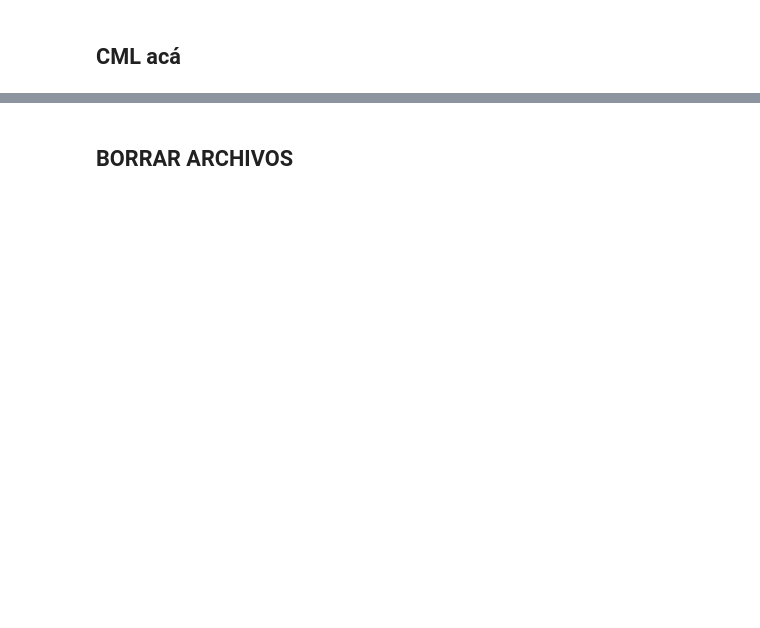
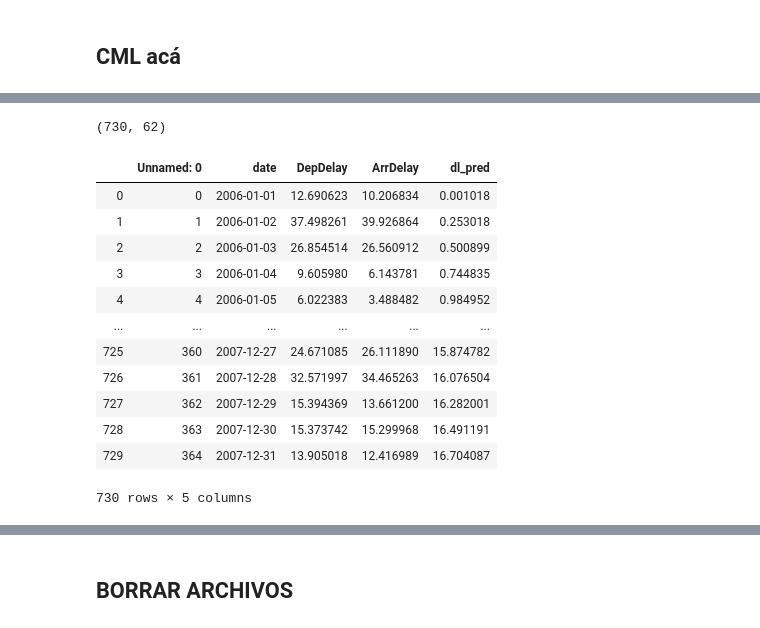
Before and after one commit to jpcenteno/flight-delay-estimation, a Jupyter notebook: notebooks/monthly_delay.ipynb, the cells around one changed output, grey strips where cells are left out. Drawn from its saved outputs; the diff is of its cells as text; code cells hidden in the pictures; blank space fills up the shorter version.

```diff
--- a/notebooks/monthly_delay.ipynb
+++ b/notebooks/monthly_delay.ipynb
@@ -83,2 +87,6 @@ df.to_csv(tmp_dir+"merged.csv")
 # %% [markdown]
 ## CML acá
+# %%
+delays = df["DepDelay"]
+print(delays)
+len(delays)
@@ -84,0 +107,44 @@ df.to_csv(tmp_dir+"merged.csv")
+# %%
+import numpy as np
+import math
+
+n = 5
+phases = [i*math.pi/2 for i in range(4)]
+
+# semanas, meses, bimestres, trimestres, cuatrimestres, semestres, años
+freqs =  [7] + [355/i for i in [12, 6, 4, 3, 2, 1]]
+
+def trig_vals(t):
+    return  [math.sin(2 * math.pi / f * t + p) for f in freqs for p in phases] + \
+            [math.cos(2 * math.pi / f * t + p) for f in freqs for p in phases]
+
+A = np.array([])
+arrays = []
+for i in range(len(delays)):
+    row = np.array([i**p for p in range(n+1)] + trig_vals(i))
+    arrays.append(row)
+
+A = np.stack(arrays)
+print(A.shape)
+
+coefs = np.linalg.lstsq(A, delays, rcond=None)[0]
+# %% [output]
+(730, 62)
+# %%
+del df["dl_pred"]
+df["dl_pred"] = A@coefs
+df
+# %% [output]
+|  | Unnamed: 0 | date | DepDelay | ArrDelay | dl_pred |
+| 0 | 0 | 2006-01-01 | 12.690623 | 10.206834 | 0.001018 |
+| 1 | 1 | 2006-01-02 | 37.498261 | 39.926864 | 0.253018 |
+| 2 | 2 | 2006-01-03 | 26.854514 | 26.560912 | 0.500899 |
+| 3 | 3 | 2006-01-04 | 9.605980 | 6.143781 | 0.744835 |
+| 4 | 4 | 2006-01-05 | 6.022383 | 3.488482 | 0.984952 |
+| ... | ... | ... | ... | ... | ... |
+| 725 | 360 | 2007-12-27 | 24.671085 | 26.111890 | 15.874782 |
+| 726 | 361 | 2007-12-28 | 32.571997 | 34.465263 | 16.076504 |
+| 727 | 362 | 2007-12-29 | 15.394369 | 13.661200 | 16.282001 |
+| 728 | 363 | 2007-12-30 | 15.373742 | 15.299968 | 16.491191 |
+| 729 | 364 | 2007-12-31 | 13.905018 | 12.416989 | 16.704087 |
+730 rows × 5 columns
```
Also changed, not shown: parts of 9 cells of this notebook.
